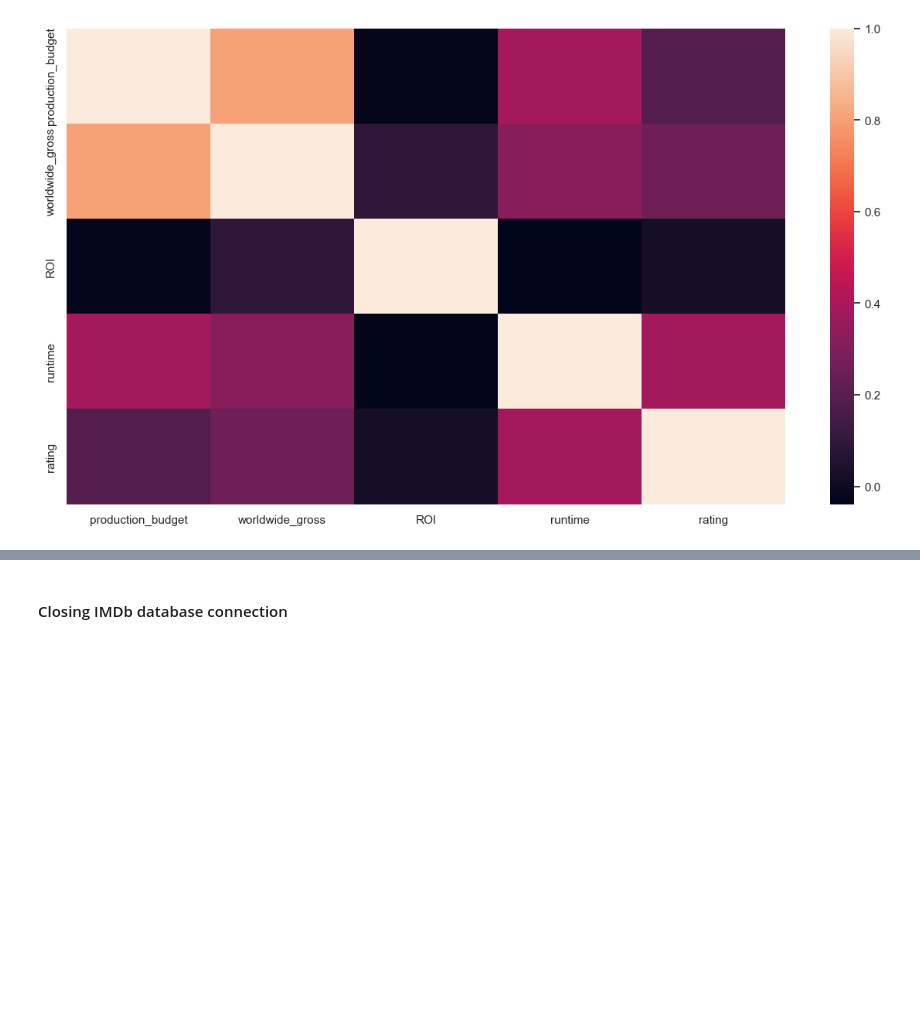
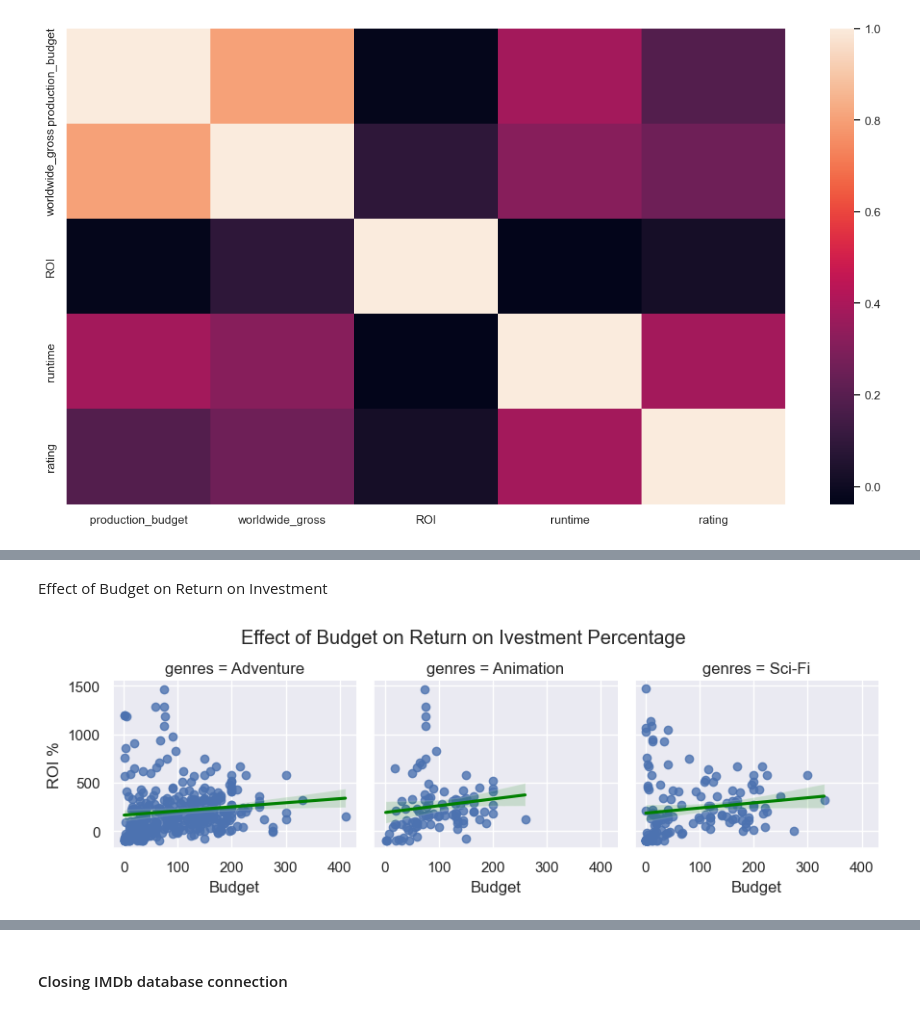
Before and after one commit to bizzfuzz/film-analysis-ms, a Jupyter notebook: film_analysis.ipynb, the cells around one changed output, grey strips where cells are left out. Saved outputs shown, nothing was run; the diff lists cells and outputs as text; code cells hidden in the pictures; blank space fills up the shorter version.

```diff
--- a/film_analysis.ipynb
+++ b/film_analysis.ipynb
@@ -462,0 +453,20 @@ Typical budget for best grossing filmns in a given genre.
+# %% [markdown]
+Effect of Budget on Return on Investment
+# %%
+grid = sns.FacetGrid(
+    best_genre_df,
+    col="genres",
+    col_wrap=3)
+grid.map(
+    sns.regplot,
+    "production_budget",
+    "ROI",
+    line_kws={
+        "color" : "green"
+    }
+)
+grid.set(xlabel="Budget", ylabel="ROI %")
+grid.figure.suptitle("Effect of Budget on Return on Ivestment Percentage")
+grid.figure.subplots_adjust(top=0.8)
+# %% [output]
+[figure, added]
```
Also changed, not shown: parts of 19 cells of this notebook, 7 other files.
